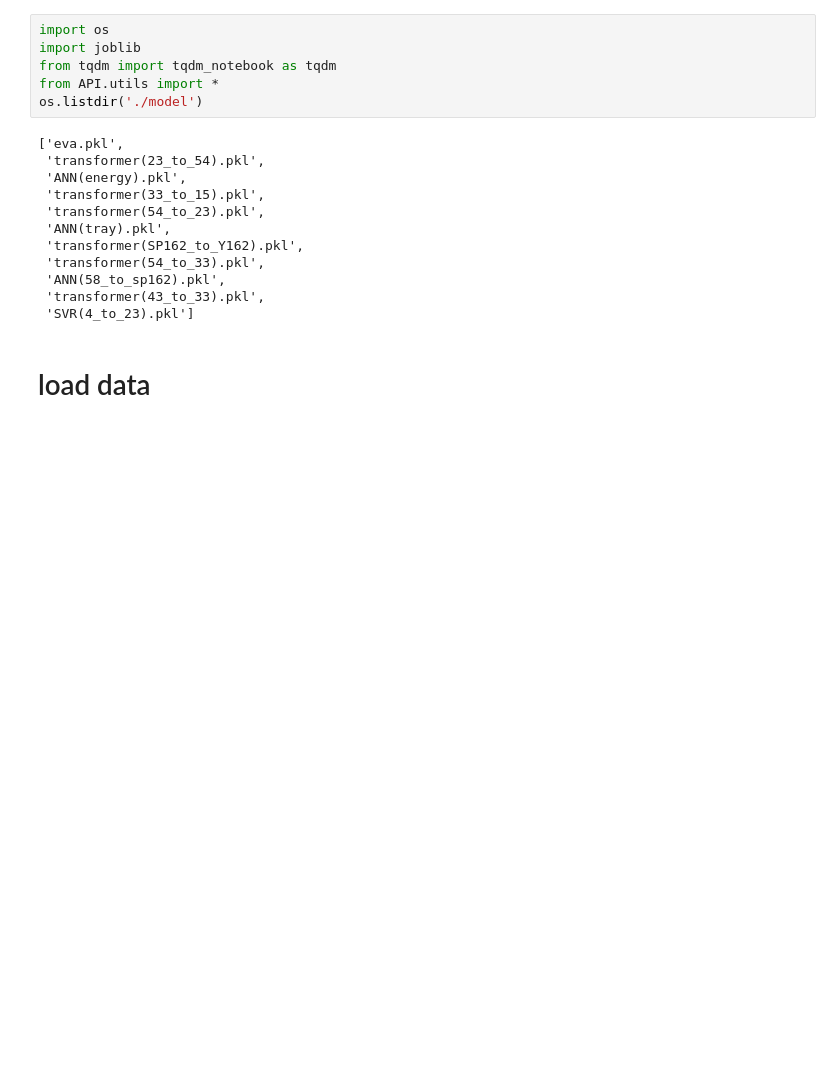
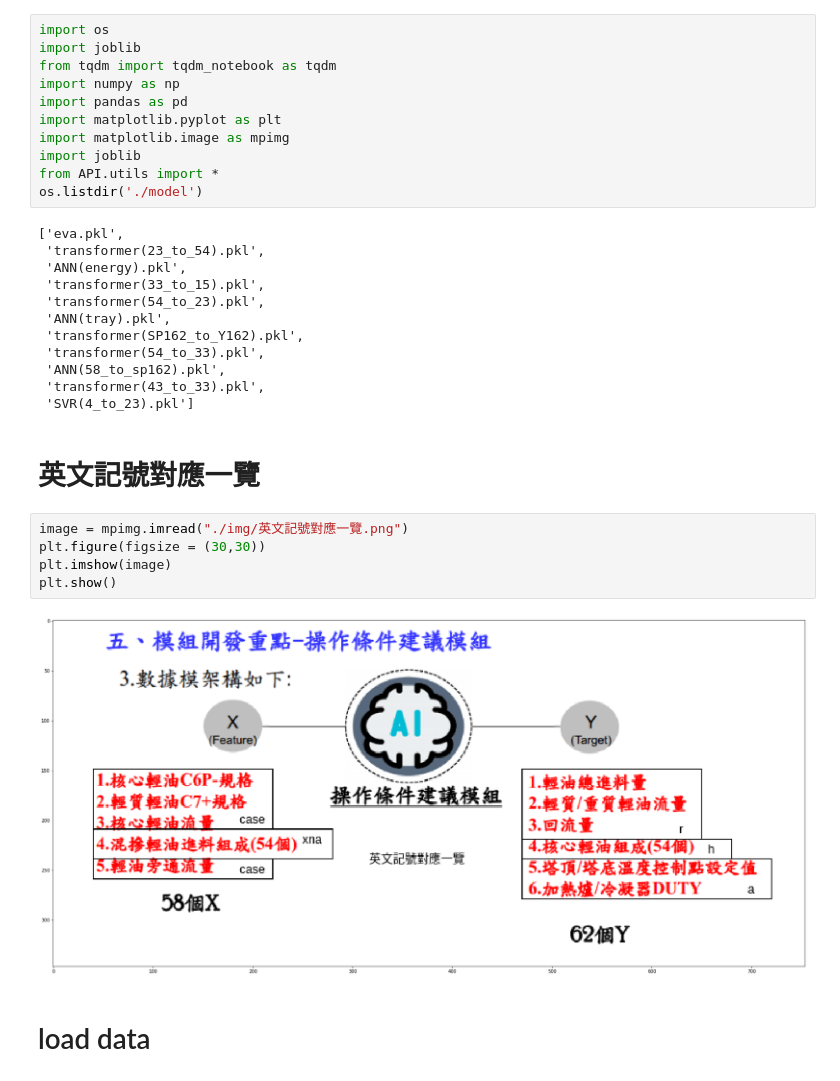
Before and after one commit to skywalker0803r/oil_project_20200424, a Jupyter notebook: Operation optimization module.ipynb, the cells around one changed output. Saved outputs shown, nothing was run; the diff lists cells and outputs as text; blank space fills up the shorter version.

```diff
--- a/Operation optimization module.ipynb
+++ b/Operation optimization module.ipynb
@@ -2,6 +2,11 @@
 import os
 import joblib
 from tqdm import tqdm_notebook as tqdm
+import numpy as np
+import pandas as pd
+import matplotlib.pyplot as plt
+import matplotlib.image as mpimg
+import joblib
 from API.utils import *
 os.listdir('./model')
 # %% [output]
@@ -16,6 +21,15 @@ os.listdir('./model')
  'ANN(58_to_sp162).pkl',
  'transformer(43_to_33).pkl',
  'SVR(4_to_23).pkl']
+# %% [markdown]
+# 英文記號對應一覽
+# %%
+image = mpimg.imread("./img/英文記號對應一覽.png")
+plt.figure(figsize = (30,30))
+plt.imshow(image)
+plt.show()
+# %% [output]
+[figure, added]
 # %% [markdown]
 # load data
 # %%
```
Also changed, not shown: parts of 34 cells of this notebook.
